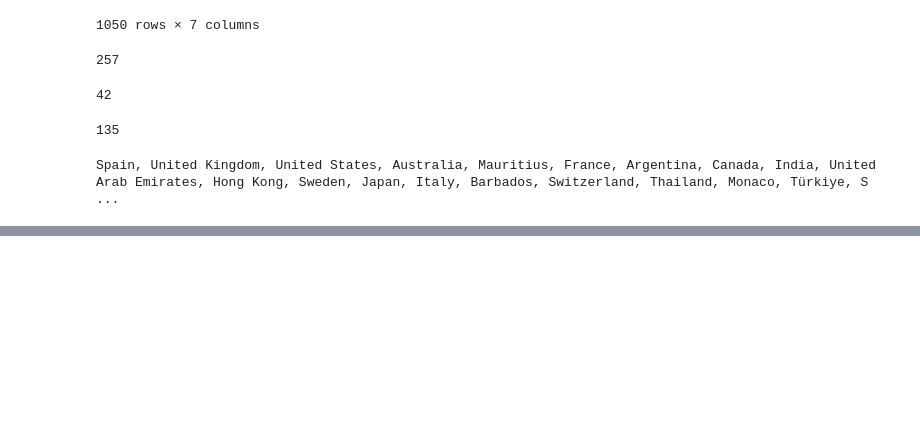
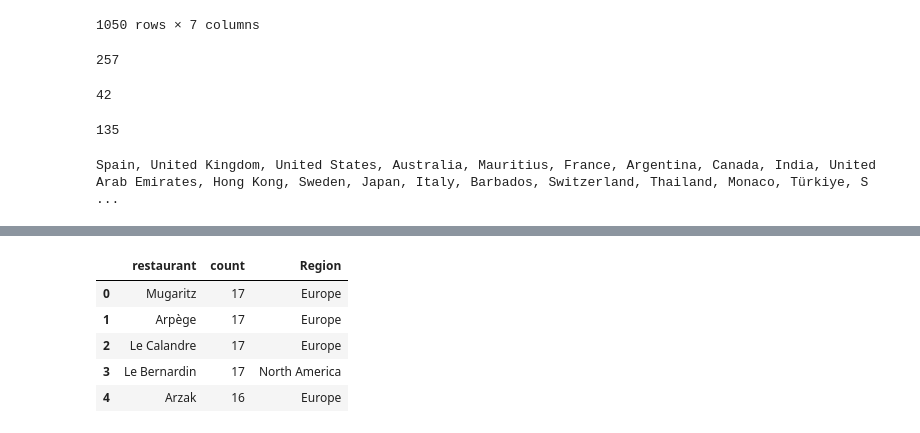
Before and after one commit to ZhengshengWang/Project-3---World-s-Best-Restaurants, a Jupyter notebook: Resource/Top_Res_Project.ipynb, the cells around one changed output, grey strips where cells are left out. Drawn from its saved outputs; the diff is of its cells as text; code cells hidden in the pictures; blank space fills up the shorter version.

```diff
--- a/Resource/Top_Res_Project.ipynb
+++ b/Resource/Top_Res_Project.ipynb
@@ -105,0 +108,22 @@ res_heatmap.save('output.html')
+# %%
+res_repeat = 'RestaurantRepeatRanking.csv'
+cleaned_res = 'cleaned_Res.csv'
+res_repeat = pd.read_csv(res_repeat)
+cleaned_res = pd.read_csv(cleaned_res)
+
+# Performing a left join on the 'restaurant' column to add the 'Region' to the repeat ranking data
+merged = pd.merge(res_repeat, cleaned_res[['restaurant', 'Region']], on='restaurant', how='left')
+
+# Removing duplicate restaurant names and resetting the index
+merged = merged.drop_duplicates(subset='restaurant').reset_index(drop=True)
+
+
+# Display the first few rows of the merged dataset with reset index
+merged.head()
+# %% [output]
+|  | restaurant | count | Region |
+| 0 | Mugaritz | 17 | Europe |
+| 1 | Arpège | 17 | Europe |
+| 2 | Le Calandre | 17 | Europe |
+| 3 | Le Bernardin | 17 | North America |
+| 4 | Arzak | 16 | Europe |
```
Also changed, not shown: parts of 4 cells of this notebook, 1 other file.
